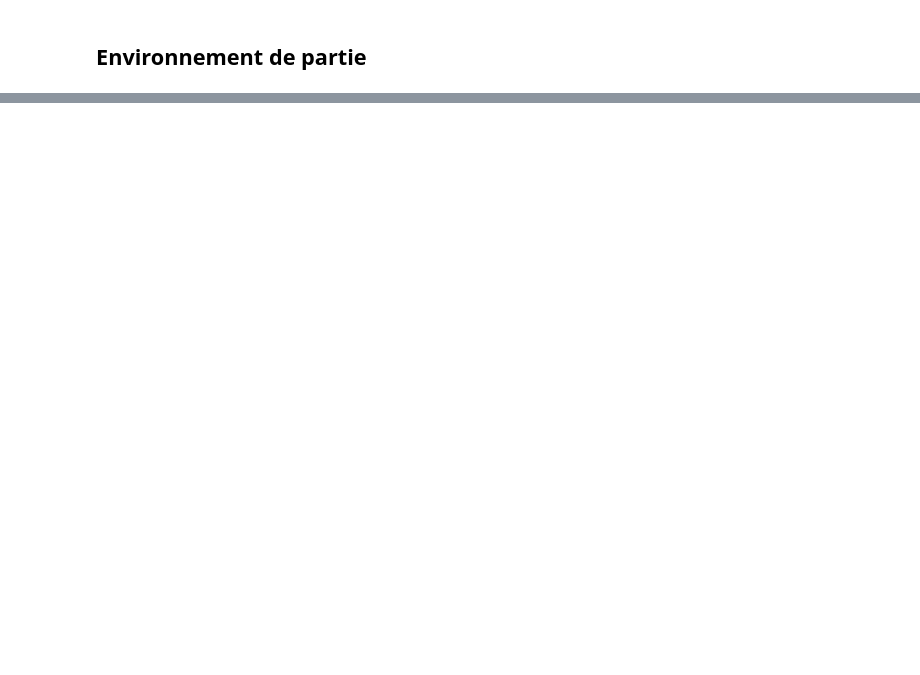
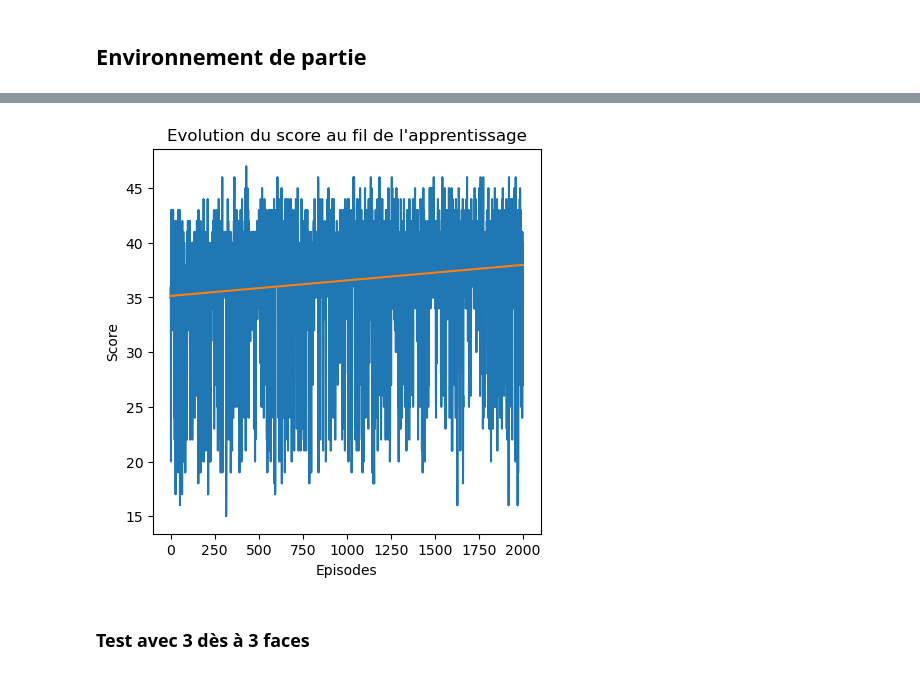
Before and after one commit to NoeGille/RL_Yams, a Jupyter notebook: presentation.ipynb, the cells around one changed output, grey strips where cells are left out. Drawn from its saved outputs; the diff is of its cells as text; code cells hidden in the pictures; blank space fills up the shorter version.

```diff
--- a/presentation.ipynb
+++ b/presentation.ipynb
@@ -55,0 +213,60 @@ Les états sont représenté par un vecteur binaire indiquant si la figure a ét
+# %%
+from figures import *
+import matplotlib.pyplot as plt
+
+class first_visit_MC():
+    def choose_action(self, state, actions):
+        best_action = (0, -1)
+        vmax = -1
+        for action, reward in actions:
+            new_state = state.copy()
+            new_state[action] = True
+            new_state = tuple(new_state)
+            v = reward + self.state_value[new_state]/self.state_count[new_state]
+            if v > vmax:
+                best_action = (action, reward)
+                vmax = v
+        return best_action
+
+    def learn(self, n_episodes, game:YamsEnv, gamma=0.9):
+        self.state_value = {state:10000 for state in game.states}
+        self.state_count = {state:1 for state in game.states}
+        self.game = game
+        self.scores = []
+        for _ in tqdm(range(n_episodes), desc='Learning'):
+            self.game.reset()
+            r_game, history = self.game.play_game()
+            explored = {}
+            tot_reward = 0
+            for state, reward in history[::-1]:
+                tot_reward = tot_reward * gamma + reward
+                explored[state] = tot_reward
+            for state, v in explored.items():
+                self.state_value[state] += v
+                self.state_count[state] += 1
+            self.scores.append(r_game)
+        for state in self.state_value:
+            self.state_value[state] /= self.state_count[state]
+        self.state_value[tuple([True]*len(self.game.figures))] = 0
+        return self.scores
+
+    def test(self, game:YamsEnv):
+        self.game = game
+        self.game.reset()
+        r_game, _ = self.game.play_game()
+        return r_game
+
+rl = first_visit_MC()
+env = YamsEnv(3, 3, [Multiple(3, 15), Multiple(2, 5), Number(0), Number(1), Number(2), Chance()], rl.choose_action)
+scores = rl.learn(2000, env, gamma=1)
+plt.figure(figsize=(5, 5))
+plt.title("Evolution du score au fil de l'apprentissage")
+plt.ylabel("Score")
+plt.xlabel("Episodes")
+plt.plot(scores)
+plt.plot(np.polyval(np.polyfit(range(len(scores)), scores, 1), range(len(scores))))
+plt.show()
+# %% [output]
+[figure, added]
+# %% [markdown]
+### Test avec 3 dès à 3 faces
```
Also changed, not shown: parts of 14 cells of this notebook, 6 other files.
